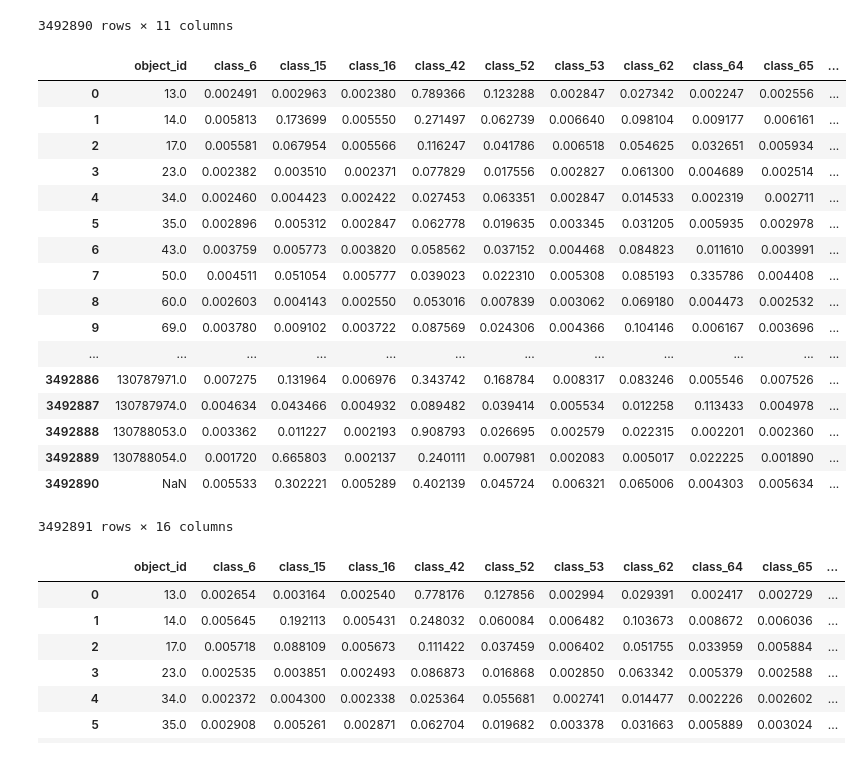
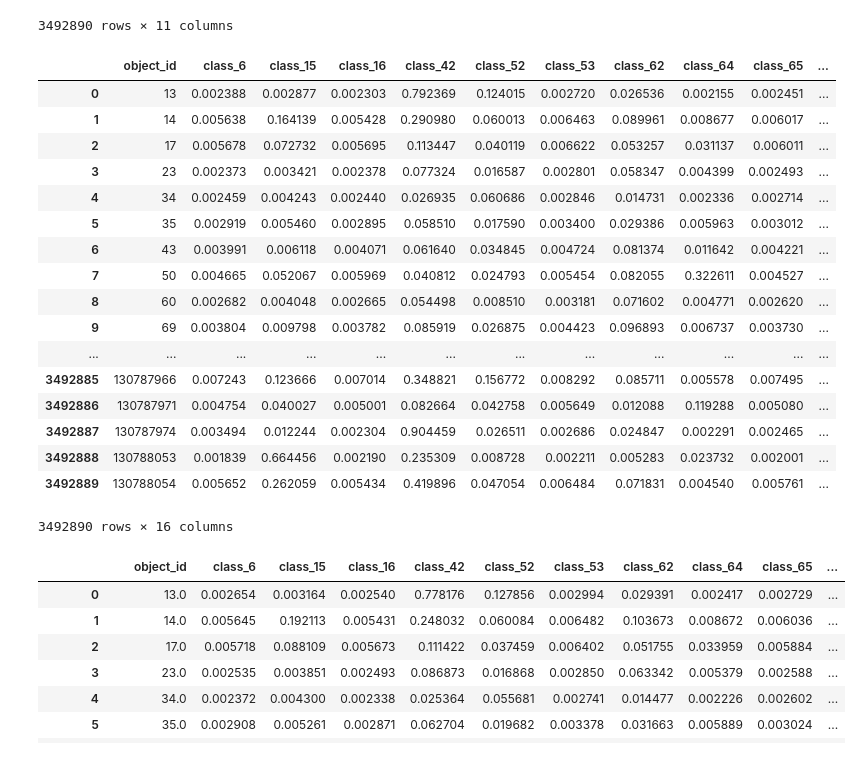
Before and after one commit to guchio3/kaggle-plasticc, a Jupyter notebook: notebook/construct_nn.ipynb, the cells around one changed output. Cells and saved outputs as stored; diff of their text form; code cells hidden in the pictures.

```diff
--- a/notebook/construct_nn.ipynb
+++ b/notebook/construct_nn.ipynb
@@ -1246,29 +1246,31 @@ meta_df
 | 3492889 | 130788054 | 10.019531 | -32.797169 | 325.696109 | -83.821007 | 0 | NaN | 0.3625 | ... |
 3492890 rows × 11 columns
 # %%
+import pandas as pd
 #df = pd.read_csv('../submissions/Booster_weight-multi-logloss-0.577933_2018-11-29-20-26-36.csv')
 #df = pd.read_csv('../submissions/Booster_weight-multi-logloss-0.566286_2018-12-02-11-58-49.csv')
-df = pd.read_csv('../submissions/Booster_weight-multi-logloss-0.565583_2018-12-02-17-18-53.csv')
+#df = pd.read_csv('../submissions/Booster_weight-multi-logloss-0.565583_2018-12-02-17-18-53.csv')
+df = pd.read_csv('../submissions/Booster_weight-multi-logloss-0.564319_2018-12-03-21-33-50.csv')
 df
 # %% [output]
 |  | object_id | class_6 | class_15 | class_16 | class_42 | class_52 | class_53 | class_62 | class_64 | class_65 | ... |
-| 0 | 13.0 | 0.002491 | 0.002963 | 0.002380 | 0.789366 | 0.123288 | 0.002847 | 0.027342 | 0.002247 | 0.002556 | ... |
-| 1 | 14.0 | 0.005813 | 0.173699 | 0.005550 | 0.271497 | 0.062739 | 0.006640 | 0.098104 | 0.009177 | 0.006161 | ... |
-| 2 | 17.0 | 0.005581 | 0.067954 | 0.005566 | 0.116247 | 0.041786 | 0.006518 | 0.054625 | 0.032651 | 0.005934 | ... |
-| 3 | 23.0 | 0.002382 | 0.003510 | 0.002371 | 0.077829 | 0.017556 | 0.002827 | 0.061300 | 0.004689 | 0.002514 | ... |
-| 4 | 34.0 | 0.002460 | 0.004423 | 0.002422 | 0.027453 | 0.063351 | 0.002847 | 0.014533 | 0.002319 | 0.002711 | ... |
-| 5 | 35.0 | 0.002896 | 0.005312 | 0.002847 | 0.062778 | 0.019635 | 0.003345 | 0.031205 | 0.005935 | 0.002978 | ... |
-| 6 | 43.0 | 0.003759 | 0.005773 | 0.003820 | 0.058562 | 0.037152 | 0.004468 | 0.084823 | 0.011610 | 0.003991 | ... |
-| 7 | 50.0 | 0.004511 | 0.051054 | 0.005777 | 0.039023 | 0.022310 | 0.005308 | 0.085193 | 0.335786 | 0.004408 | ... |
-| 8 | 60.0 | 0.002603 | 0.004143 | 0.002550 | 0.053016 | 0.007839 | 0.003062 | 0.069180 | 0.004473 | 0.002532 | ... |
-| 9 | 69.0 | 0.003780 | 0.009102 | 0.003722 | 0.087569 | 0.024306 | 0.004366 | 0.104146 | 0.006167 | 0.003696 | ... |
+| 0 | 13 | 0.002388 | 0.002877 | 0.002303 | 0.792369 | 0.124015 | 0.002720 | 0.026536 | 0.002155 | 0.002451 | ... |
+| 1 | 14 | 0.005638 | 0.164139 | 0.005428 | 0.290980 | 0.060013 | 0.006463 | 0.089961 | 0.008677 | 0.006017 | ... |
+| 2 | 17 | 0.005678 | 0.072732 | 0.005695 | 0.113447 | 0.040119 | 0.006622 | 0.053257 | 0.031137 | 0.006011 | ... |
+| 3 | 23 | 0.002373 | 0.003421 | 0.002378 | 0.077324 | 0.016587 | 0.002801 | 0.058347 | 0.004399 | 0.002493 | ... |
+| 4 | 34 | 0.002459 | 0.004243 | 0.002440 | 0.026935 | 0.060686 | 0.002846 | 0.014731 | 0.002336 | 0.002714 | ... |
+| 5 | 35 | 0.002919 | 0.005460 | 0.002895 | 0.058510 | 0.017590 | 0.003400 | 0.029386 | 0.005963 | 0.003012 | ... |
+| 6 | 43 | 0.003991 | 0.006118 | 0.004071 | 0.061640 | 0.034845 | 0.004724 | 0.081374 | 0.011642 | 0.004221 | ... |
+| 7 | 50 | 0.004665 | 0.052067 | 0.005969 | 0.040812 | 0.024793 | 0.005454 | 0.082055 | 0.322611 | 0.004527 | ... |
+| 8 | 60 | 0.002682 | 0.004048 | 0.002665 | 0.054498 | 0.008510 | 0.003181 | 0.071602 | 0.004771 | 0.002620 | ... |
+| 9 | 69 | 0.003804 | 0.009798 | 0.003782 | 0.085919 | 0.026875 | 0.004423 | 0.096893 | 0.006737 | 0.003730 | ... |
 | ... | ... | ... | ... | ... | ... | ... | ... | ... | ... | ... | ... |
-| 3492886 | 130787971.0 | 0.007275 | 0.131964 | 0.006976 | 0.343742 | 0.168784 | 0.008317 | 0.083246 | 0.005546 | 0.007526 | ... |
-| 3492887 | 130787974.0 | 0.004634 | 0.043466 | 0.004932 | 0.089482 | 0.039414 | 0.005534 | 0.012258 | 0.113433 | 0.004978 | ... |
-| 3492888 | 130788053.0 | 0.003362 | 0.011227 | 0.002193 | 0.908793 | 0.026695 | 0.002579 | 0.022315 | 0.002201 | 0.002360 | ... |
-| 3492889 | 130788054.0 | 0.001720 | 0.665803 | 0.002137 | 0.240111 | 0.007981 | 0.002083 | 0.005017 | 0.022225 | 0.001890 | ... |
-| 3492890 | NaN | 0.005533 | 0.302221 | 0.005289 | 0.402139 | 0.045724 | 0.006321 | 0.065006 | 0.004303 | 0.005634 | ... |
+| 3492885 | 130787966 | 0.007243 | 0.123666 | 0.007014 | 0.348821 | 0.156772 | 0.008292 | 0.085711 | 0.005578 | 0.007495 | ... |
+| 3492886 | 130787971 | 0.004754 | 0.040027 | 0.005001 | 0.082664 | 0.042758 | 0.005649 | 0.012088 | 0.119288 | 0.005080 | ... |
+| 3492887 | 130787974 | 0.003494 | 0.012244 | 0.002304 | 0.904459 | 0.026511 | 0.002686 | 0.024847 | 0.002291 | 0.002465 | ... |
+| 3492888 | 130788053 | 0.001839 | 0.664456 | 0.002190 | 0.235309 | 0.008728 | 0.002211 | 0.005283 | 0.023732 | 0.002001 | ... |
+| 3492889 | 130788054 | 0.005652 | 0.262059 | 0.005434 | 0.419896 | 0.047054 | 0.006484 | 0.071831 | 0.004540 | 0.005761 | ... |
-3492891 rows × 16 columns
+3492890 rows × 16 columns
 # %%
 df = df.iloc[:-2]
 df
```
Also changed, not shown: parts of 12 cells of this notebook, 4 other files.
